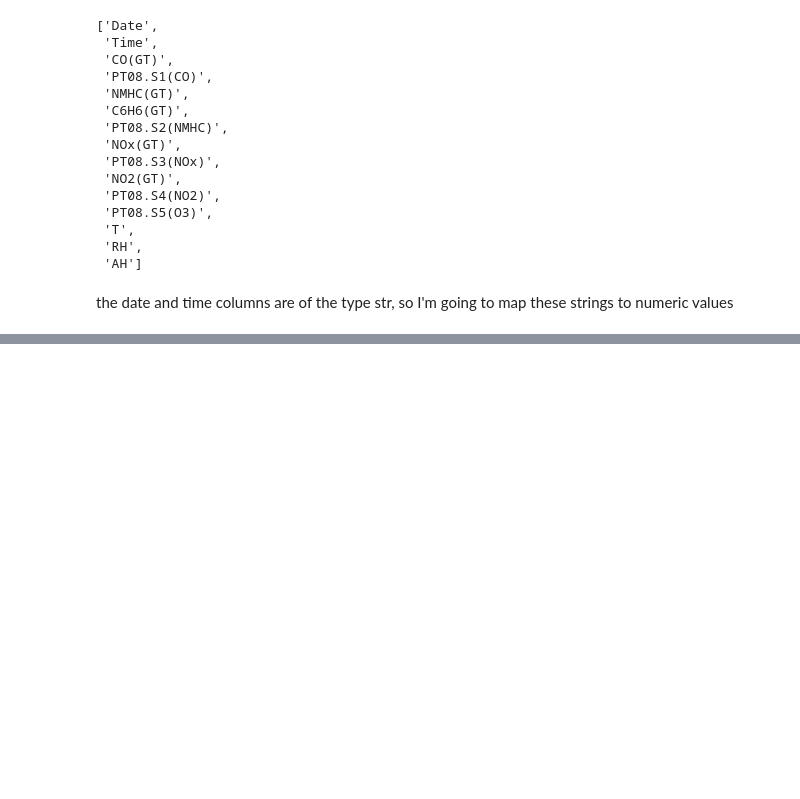
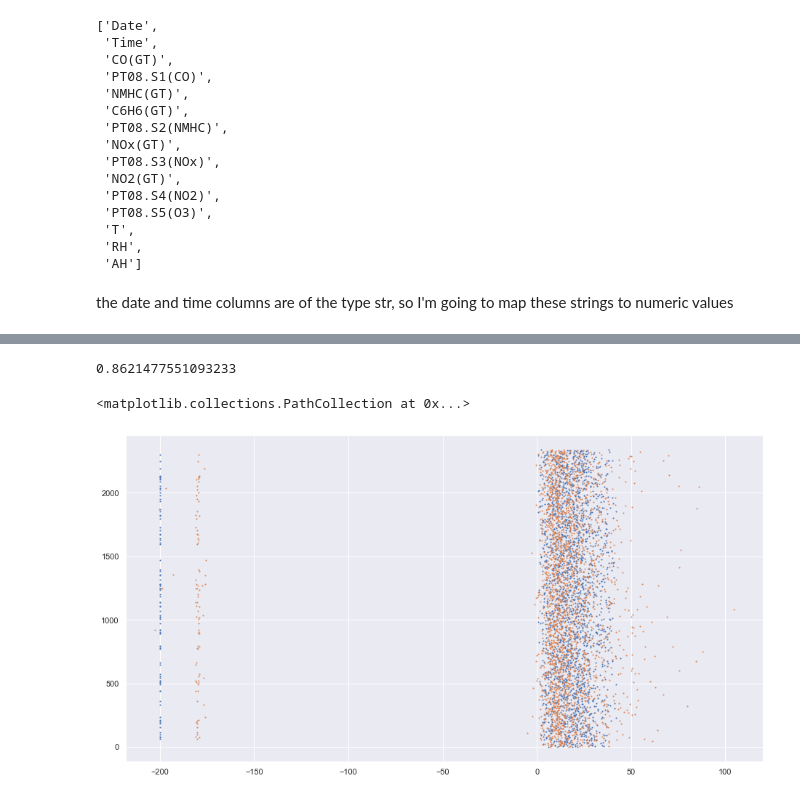
Before and after one commit to Krystiankr/ML-LinearRegression, a Jupyter notebook: AIR.ipynb, the cells around one changed output, grey strips where cells are left out. Drawn from its saved outputs; the diff is of its cells as text; code cells hidden in the pictures; blank space fills up the shorter version.

```diff
--- a/AIR.ipynb
+++ b/AIR.ipynb
@@ -405,0 +551,15 @@ mapping(time)
+# %%
+from sklearn.linear_model import LinearRegression
+reg = LinearRegression()
+reg.fit(X_train, y_train)
+reg.score(X_test, y_test)
+# %% [output]
+0.8621477551093233
+# %%
+y_pred_linear = reg.predict(X_test)
+# %%
+plt.scatter(y_test, np.arange(len(y_test)), s=1)
+plt.scatter(y_pred_linear, np.arange(len(y_pred_linear)), s=1)
+# %% [output]
+<matplotlib.collections.PathCollection at 0x...>
+[figure, added]
```
Also changed, not shown: parts of 25 cells of this notebook.
